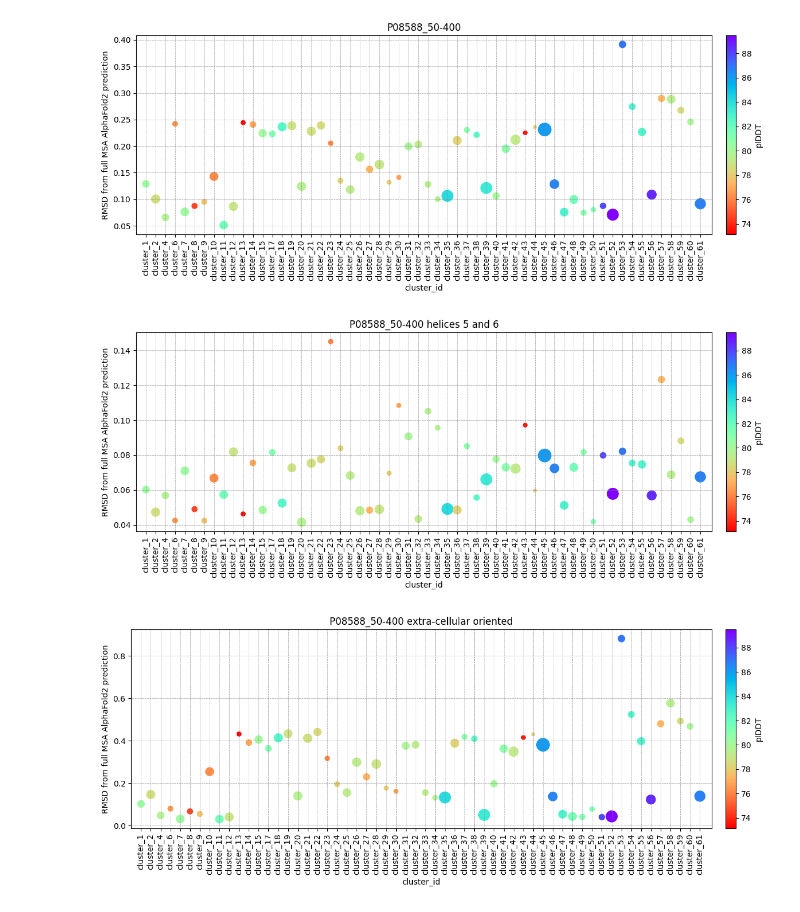
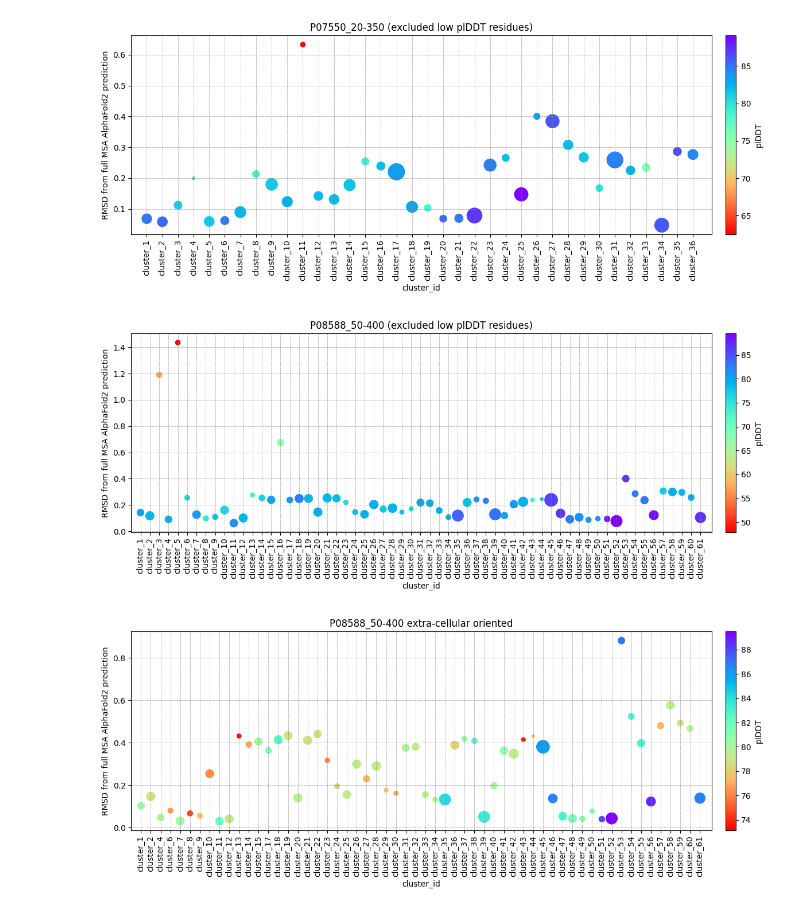
Before and after one commit to RitAreaSciencePark/MSARC, a Jupyter notebook: predictions_analysis.ipynb, the cells around one changed output. Cells and saved outputs as stored; diff of their text form; code cells hidden in the pictures.

Commit message:
many proteins plot in first cell

```diff
--- a/predictions_analysis.ipynb
+++ b/predictions_analysis.ipynb
@@ -16,17 +19,20 @@ def calculate_rmsd_mda(gmx_path, pdb_ref_path, high_ids):
     with open(pdb_ref_path, 'r') as file:
         for index, line in enumerate(file):
             columns = line.strip().split()
-            if len(columns) >= 4 and columns[2] == "CA":
+            if len(columns) >= 4 and columns[2] == "N":
                 backbone_ref.append(index+1)
 
  #   helix = np.concatenate([np.arange(173,219,1), np.arange(266,301,1)]) # P08588
-    helix = np.concatenate([np.arange(184,220,1), np.arange(270,300,1)]) # P13945
+ #   helix = np.concatenate([np.arange(184,220,1), np.arange(270,300,1)]) # P13945
 
  #   loop = np.concatenate([np.arange(142,170,1), np.arange(300,308,1), np.arange(70,83,1)]) # P08588
- #   loop = np.concatenate([np.arange(153,184,1), np.arange(300,310,1), np.arange(80,90)]) # P13945
+  #  loop = np.concatenate([np.arange(153,184,1), np.arange(300,310,1), np.arange(80,90)]) # P13945
+    loop = np.concatenate([np.arange(160,180,1), np.arange(280,290,1), np.arange(85,95,1)]) # P07550
 
-    filters = helix # high_ids # helix
-    rmsd = md.rmsd(trajectory, pdb_ref, atom_indices=np.array(backbone_ref)[filters], ref_atom_indices=np.array(backbone_ref)[filters])
+    filters = high_ids # helix # loops
+ #   rmsd = md.rmsd(trajectory, pdb_ref, atom_indices=np.array(backbone_ref)[filters], ref_atom_indices=np.array(backbone_ref)[filters])
+
+    rmsd = md.rmsd(trajectory, pdb_ref, atom_indices=np.array(backbone_ref), ref_atom_indices=np.array(backbone_ref))
 
     return rmsd
 # %%
@@ -41,7 +47,7 @@ def calculate_plddt(path_clusters, path_full):
         ref_data = json.load(file)
 
     plddt_local = result_data['plddt']
-    high_ids = np.where(np.array(ref_data['plddt']) > 70)
+    high_ids = np.where(np.array(ref_data['plddt']) > 60)
     plddt_avg = np.mean(plddt_local)
 
     return plddt_avg, high_ids
@@ -57,12 +59,11 @@ def exclude_low_avg_plddt(clu_ids, rmsd, plddt, size):
 def plot(clu_ids, rmsd, plddt, size, name):
     os.makedirs('results_figures', exist_ok=True)
 
-    fig, ax = plt.subplots(figsize=(13,5))
+    fig, ax = plt.subplots(figsize=(7,3))
 
-    clu_ids, rmsd, plddt, size = exclude_low_avg_plddt(clu_ids, rmsd, plddt, size)
     sc = plt.scatter(clu_ids, rmsd, cmap='rainbow_r', s=size, c=plddt)
     cbar = plt.colorbar(sc, ax=ax, pad=0.02, label='plDDT')
-    plt.title(name + ' helices 5 and 6')
+    plt.title(name + ' (excluded low plDDT residues)') #+ ' extra_cellular oriented')
     plt.xlabel('cluster_id')
     plt.ylabel('RMSD from full MSA AlphaFold2 prediction')
     plt.xticks(rotation=90)
@@ -71,7 +72,7 @@ def plot(clu_ids, rmsd, plddt, size, name):
 
     plt.tight_layout()
     plt.show()
-    fig.savefig('results_figures/' + name+'_helices.png',dpi=500, format='png')
+  #  fig.savefig('results_figures/' + name+'_loop.png',dpi=500, format='png')
 # %%
 def main(name):
 
@@ -105,13 +136,13 @@ def main(name):
 # %%
-name = 'P08588_50-400'
+name = 'P07550_20-350'
 main(name)
 # %% [output]
-[figure, old version]
+[figure, new version]
 # %%
 name = 'P08588_50-400'
 main(name)
 # %% [output]
-[figure, old version]
+[figure, new version]
 # %%
 name = 'P08588_50-400'
 main(name)
```
Also changed, not shown: parts of 8 cells of this notebook.
